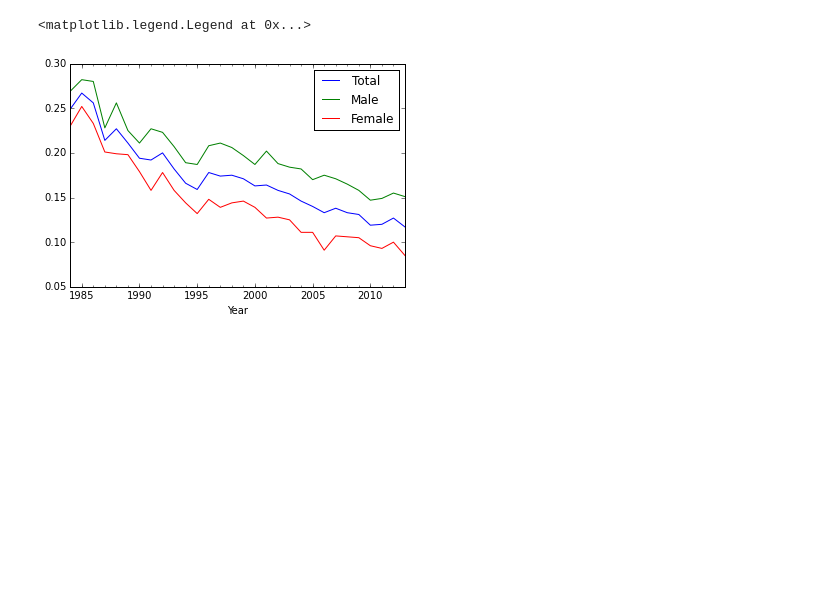
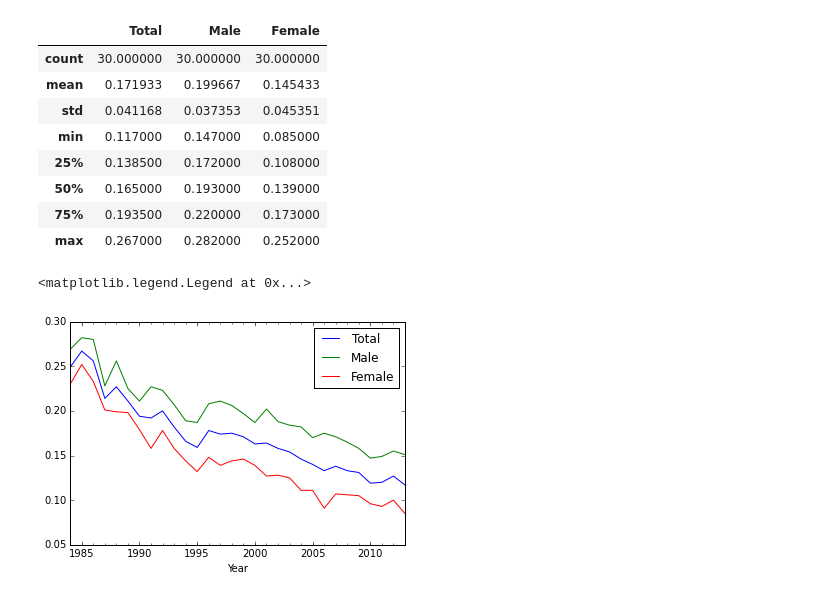
Before and after one commit to jrobison93/SSE691-Python-Project-2, a Jupyter notebook: Project 2.ipynb, the cells around one changed output. Saved outputs shown, nothing was run; the diff lists cells and outputs as text; code cells hidden in the pictures; blank space fills up the shorter version.

```diff
--- a/Project 2.ipynb
+++ b/Project 2.ipynb
@@ -51,3 +104,18 @@ adultFemaleDf.describe()
+# %%
+pd.concat([adultTotalDf[['Percentage of  Current Smokers']].rename(columns={'Percentage of  Current Smokers' : 'Total'}),
+         adultMaleDf[['Percentage of  Current Smokers']].rename(columns={'Percentage of  Current Smokers' : 'Male'}),
+         adultFemaleDf[['Percentage of  Current Smokers']].rename(columns={'Percentage of  Current Smokers' : 'Female'})],
+          axis = 1).describe()
+# %% [output]
+|  | Total | Male | Female |
+| count | 30.000000 | 30.000000 | 30.000000 |
+| mean | 0.171933 | 0.199667 | 0.145433 |
+| std | 0.041168 | 0.037353 | 0.045351 |
+| min | 0.117000 | 0.147000 | 0.085000 |
+| 25% | 0.138500 | 0.172000 | 0.108000 |
+| 50% | 0.165000 | 0.193000 | 0.139000 |
+| 75% | 0.193500 | 0.220000 | 0.173000 |
+| max | 0.267000 | 0.282000 | 0.252000 |
 # %%
 adultTotalPlot = adultTotalDf[['Percentage of  Current Smokers']].plot()
 adultMalePlot = adultMaleDf[['Percentage of  Current Smokers']].plot(ax = adultTotalPlot)
```
Also changed, not shown: parts of 19 cells of this notebook.
